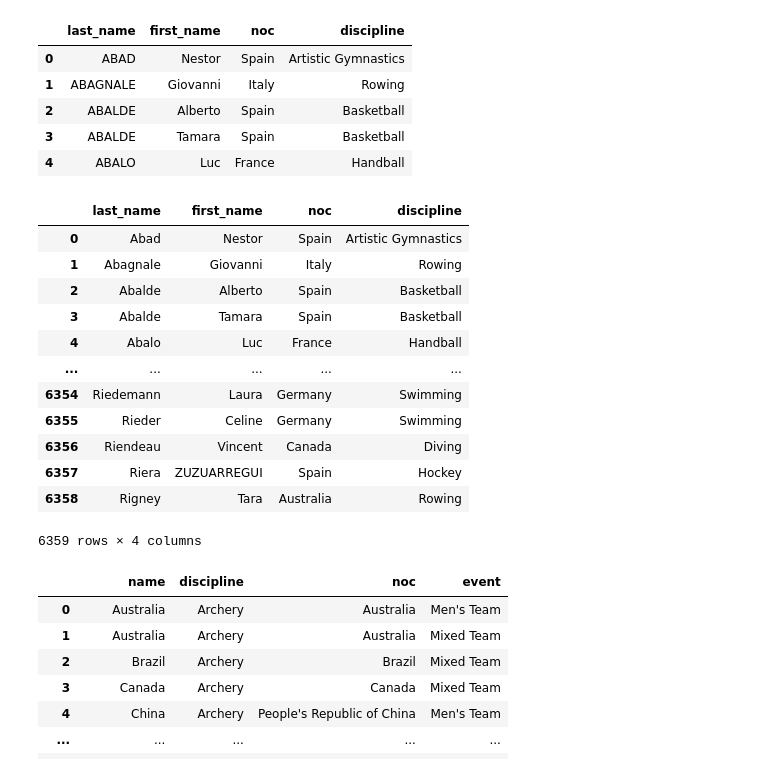
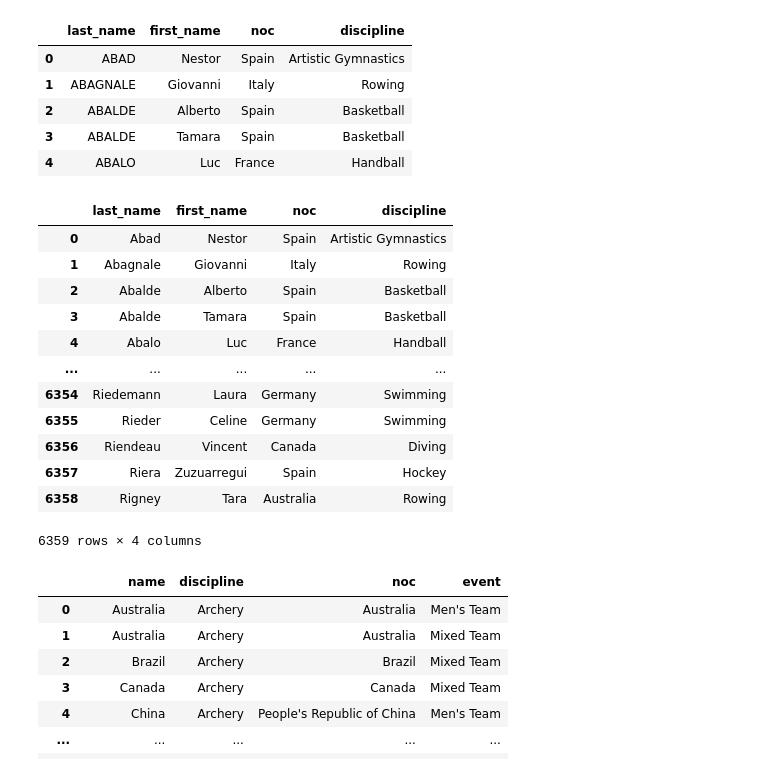
Before and after one commit to BankeUCI/Project_2, a Jupyter notebook: GalynaM/extract_transf.ipynb, the cells around one changed output. Drawn from its saved outputs; the diff is of its cells as text; code cells hidden in the pictures.

Commit message:
Column name edited

```diff
--- a/GalynaM/extract_transf.ipynb
+++ b/GalynaM/extract_transf.ipynb
@@ -102,19 +102,20 @@ athletes.head()
 # %%
 # Apply BR: Values in cells should be Capitalized
 athletes['last_name'] = athletes['last_name'].str.capitalize()
+athletes['first_name'] = athletes['first_name'].str.capitalize()
 athletes
 # %% [output]
 |  | last_name | first_name | noc | discipline |
 | 0 | Abad | Nestor | Spain | Artistic Gymnastics |
 | 1 | Abagnale | Giovanni | Italy | Rowing |
 | 2 | Abalde | Alberto | Spain | Basketball |
 | 3 | Abalde | Tamara | Spain | Basketball |
 | 4 | Abalo | Luc | France | Handball |
 | ... | ... | ... | ... | ... |
 | 6354 | Riedemann | Laura | Germany | Swimming |
 | 6355 | Rieder | Celine | Germany | Swimming |
 | 6356 | Riendeau | Vincent | Canada | Diving |
-| 6357 | Riera | ZUZUARREGUI | Spain | Hockey |
+| 6357 | Riera | Zuzuarregui | Spain | Hockey |
 | 6358 | Rigney | Tara | Australia | Rowing |
 6359 rows × 4 columns
 # %%
```
Also changed, not shown: parts of 5 cells of this notebook, 3 other files.
